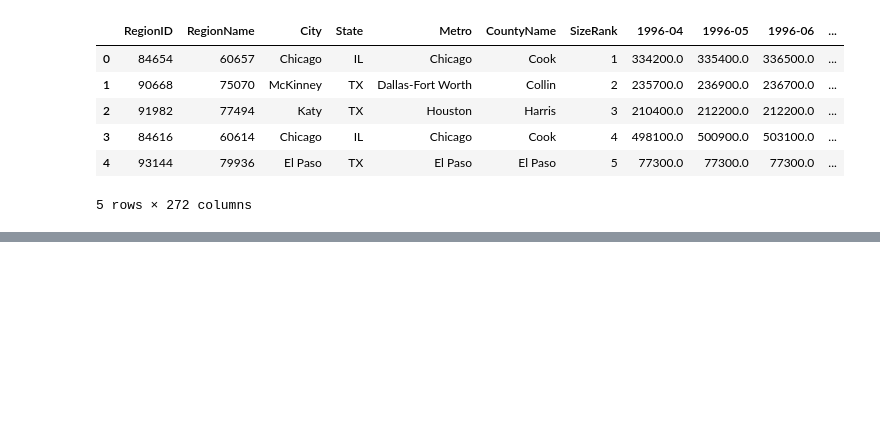
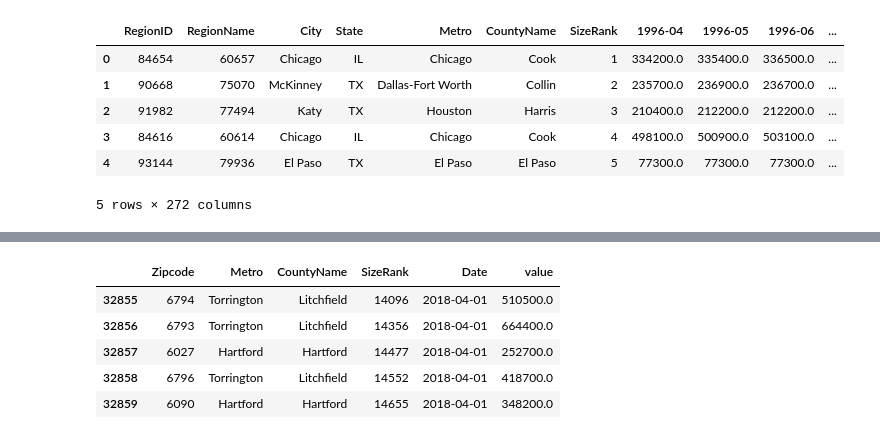
Before and after one commit to adcm2292/dsc-phase-4-project, a Jupyter notebook: 1 notebook.ipynb, the cells around one changed output, grey strips where cells are left out. Saved outputs shown, nothing was run; the diff lists cells and outputs as text; code cells hidden in the pictures; blank space fills up the shorter version.

```diff
--- a/1 notebook.ipynb
+++ b/1 notebook.ipynb
@@ -168,0 +145,9 @@ Name: RegionName, Length: 2472, dtype: int64
+# %%
+melted_df.tail()
+# %% [output]
+|  | Zipcode | Metro | CountyName | SizeRank | Date | value |
+| 32855 | 6794 | Torrington | Litchfield | 14096 | 2018-04-01 | 510500.0 |
+| 32856 | 6793 | Torrington | Litchfield | 14356 | 2018-04-01 | 664400.0 |
+| 32857 | 6027 | Hartford | Hartford | 14477 | 2018-04-01 | 252700.0 |
+| 32858 | 6796 | Torrington | Litchfield | 14552 | 2018-04-01 | 418700.0 |
+| 32859 | 6090 | Hartford | Hartford | 14655 | 2018-04-01 | 348200.0 |
```
Also changed, not shown: parts of 44 cells of this notebook, 1 other file.
